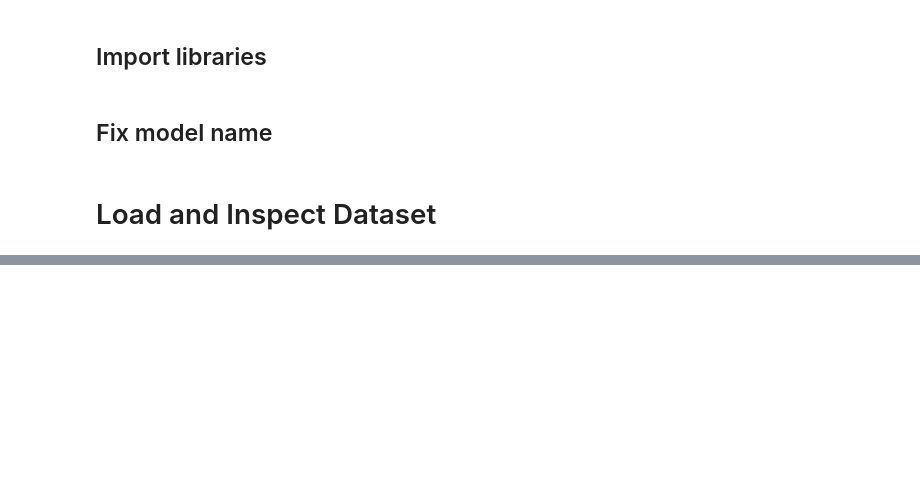
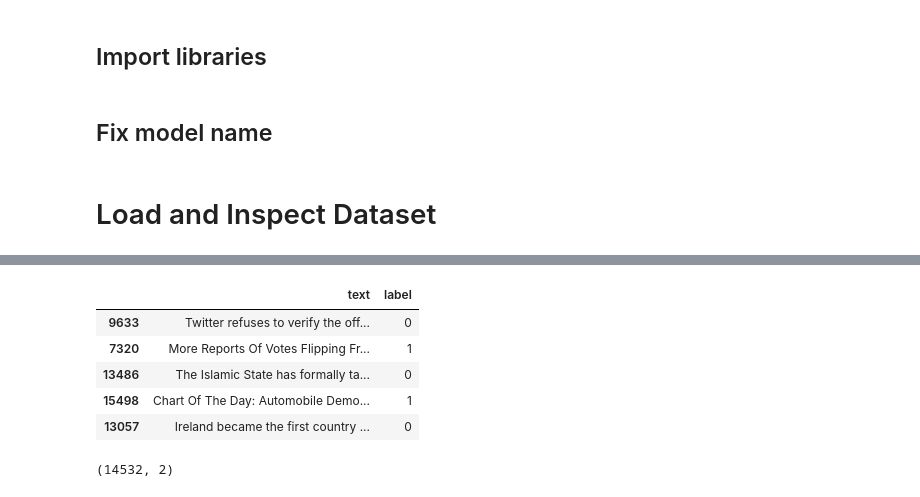
Before and after one commit to aryandas2911/BERT-Fine-Tuning-for-Text-Classification, a Jupyter notebook: BERT_Fine_Tuning_for_Text_Classification.ipynb, the cells around one changed output, grey strips where cells are left out. Saved outputs shown, nothing was run; the diff lists cells and outputs as text; code cells hidden in the pictures; blank space fills up the shorter version.

```diff
--- a/BERT_Fine_Tuning_for_Text_Classification.ipynb
+++ b/BERT_Fine_Tuning_for_Text_Classification.ipynb
@@ -48,0 +151,15 @@ MODEL_NAME = "bert-base-uncased"
+# %%
+train_df, validation_df=train_test_split(df,test_size=0.3,stratify=df["label"])
+# %%
+train_df.head()
+# %% [output]
+|  | text | label |
+| 9633 | Twitter refuses to verify the off... | 0 |
+| 7320 | More Reports Of Votes Flipping Fr... | 1 |
+| 13486 | The Islamic State has formally ta... | 0 |
+| 15498 | Chart Of The Day: Automobile Demo... | 1 |
+| 13057 | Ireland became the first country ... | 0 |
+# %%
+train_df.shape
+# %% [output]
+(14532, 2)
```
Also changed, not shown: parts of 60 cells of this notebook, 4 other files.
